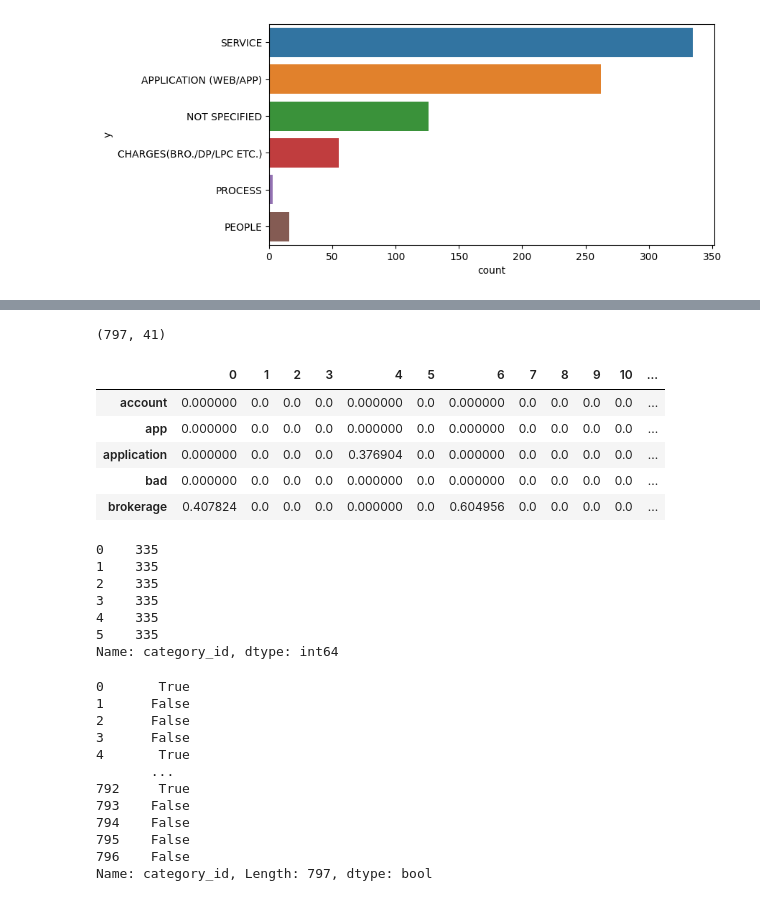
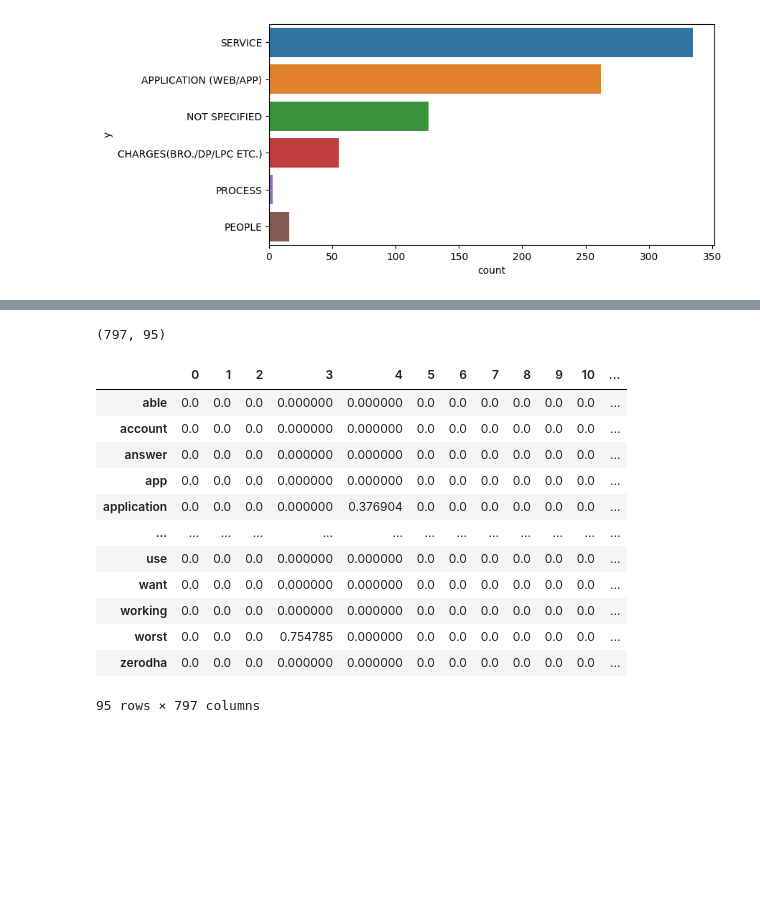
Before and after one commit to Brijeshtanwar/Topic-Modeling, a Jupyter notebook: sklearn_nlp.ipynb, the cells around one changed output, grey strips where cells are left out. Cells and saved outputs as stored; diff of their text form; code cells hidden in the pictures; blank space fills up the shorter version.

```diff
--- a/sklearn_nlp.ipynb
+++ b/sklearn_nlp.ipynb
@@ -67,3 +72,10 @@ for i in range(0, len(df['x'])):
+# %%
+# emoji handle
+import emoji
+def emoji_con(df):
+  return emoji.demojize(df)
+
+df['x'] = df['x'].apply(emoji_con)
 # %%
 # Dict for classes
 df['category_id'] = df['y'].factorize()[0]
@@ -74,22 +88,29 @@ id_to_category = dict(category_id_df[['category_id', 'y']].values)
 # TF-IDF
 from sklearn.feature_extraction.text import TfidfVectorizer
 
-tfidfVector = TfidfVectorizer(sublinear_tf=True, min_df=20, norm='l2', encoding='latin-1', ngram_range=(1, 2), stop_words='english')
+tfidfVector = TfidfVectorizer(sublinear_tf=True, min_df=12, norm='l2', encoding='latin-1', ngram_range=(1, 2), stop_words='english')
 
 features = tfidfVector.fit_transform(df['x']).toarray()
 labels = df.category_id
 features.shape
 # %% [output]
-(797, 41)
+(797, 95)
 # %%
-pd.DataFrame(features.transpose(),index=tfidfVector.get_feature_names_out()).head()
+pd.DataFrame(features.transpose(),index=tfidfVector.get_feature_names_out())
 # %% [output]
 |  | 0 | 1 | 2 | 3 | 4 | 5 | 6 | 7 | 8 | 9 | 10 | ... |
-| account | 0.000000 | 0.0 | 0.0 | 0.0 | 0.000000 | 0.0 | 0.000000 | 0.0 | 0.0 | 0.0 | 0.0 | ... |
-| app | 0.000000 | 0.0 | 0.0 | 0.0 | 0.000000 | 0.0 | 0.000000 | 0.0 | 0.0 | 0.0 | 0.0 | ... |
-| application | 0.000000 | 0.0 | 0.0 | 0.0 | 0.376904 | 0.0 | 0.000000 | 0.0 | 0.0 | 0.0 | 0.0 | ... |
-| bad | 0.000000 | 0.0 | 0.0 | 0.0 | 0.000000 | 0.0 | 0.000000 | 0.0 | 0.0 | 0.0 | 0.0 | ... |
-| brokerage | 0.407824 | 0.0 | 0.0 | 0.0 | 0.000000 | 0.0 | 0.604956 | 0.0 | 0.0 | 0.0 | 0.0 | ... |
+| able | 0.0 | 0.0 | 0.0 | 0.000000 | 0.000000 | 0.0 | 0.0 | 0.0 | 0.0 | 0.0 | 0.0 | ... |
+| account | 0.0 | 0.0 | 0.0 | 0.000000 | 0.000000 | 0.0 | 0.0 | 0.0 | 0.0 | 0.0 | 0.0 | ... |
+| answer | 0.0 | 0.0 | 0.0 | 0.000000 | 0.000000 | 0.0 | 0.0 | 0.0 | 0.0 | 0.0 | 0.0 | ... |
+| app | 0.0 | 0.0 | 0.0 | 0.000000 | 0.000000 | 0.0 | 0.0 | 0.0 | 0.0 | 0.0 | 0.0 | ... |
+| application | 0.0 | 0.0 | 0.0 | 0.000000 | 0.376904 | 0.0 | 0.0 | 0.0 | 0.0 | 0.0 | 0.0 | ... |
+| ... | ... | ... | ... | ... | ... | ... | ... | ... | ... | ... | ... | ... |
+| use | 0.0 | 0.0 | 0.0 | 0.000000 | 0.000000 | 0.0 | 0.0 | 0.0 | 0.0 | 0.0 | 0.0 | ... |
+| want | 0.0 | 0.0 | 0.0 | 0.000000 | 0.000000 | 0.0 | 0.0 | 0.0 | 0.0 | 0.0 | 0.0 | ... |
+| working | 0.0 | 0.0 | 0.0 | 0.000000 | 0.000000 | 0.0 | 0.0 | 0.0 | 0.0 | 0.0 | 0.0 | ... |
+| worst | 0.0 | 0.0 | 0.0 | 0.754785 | 0.000000 | 0.0 | 0.0 | 0.0 | 0.0 | 0.0 | 0.0 | ... |
+| zerodha | 0.0 | 0.0 | 0.0 | 0.000000 | 0.000000 | 0.0 | 0.0 | 0.0 | 0.0 | 0.0 | 0.0 | ... |
+95 rows × 797 columns
 # %%
 # smt = SMOTETomek(sampling_strategy = 'auto', random_state=42)
 # X, y = smt.fit_resample(features, labels)
@@ -102,10 +122,0 @@ df_smote = pd.DataFrame(X)
-# %%
-y.value_counts()
-# %% [output]
-0    335
-1    335
-2    335
-3    335
-4    335
-5    335
-Name: category_id, dtype: int64
@@ -115,15 +122,0 @@ Y_train = y
-# %%
-labels == 0
-# %% [output]
-0       True
-1      False
-2      False
-3      False
-4       True
-       ...
-792     True
-793    False
-794    False
-795    False
-796    False
-Name: category_id, Length: 797, dtype: bool
```
Also changed, not shown: parts of 17 cells of this notebook.
